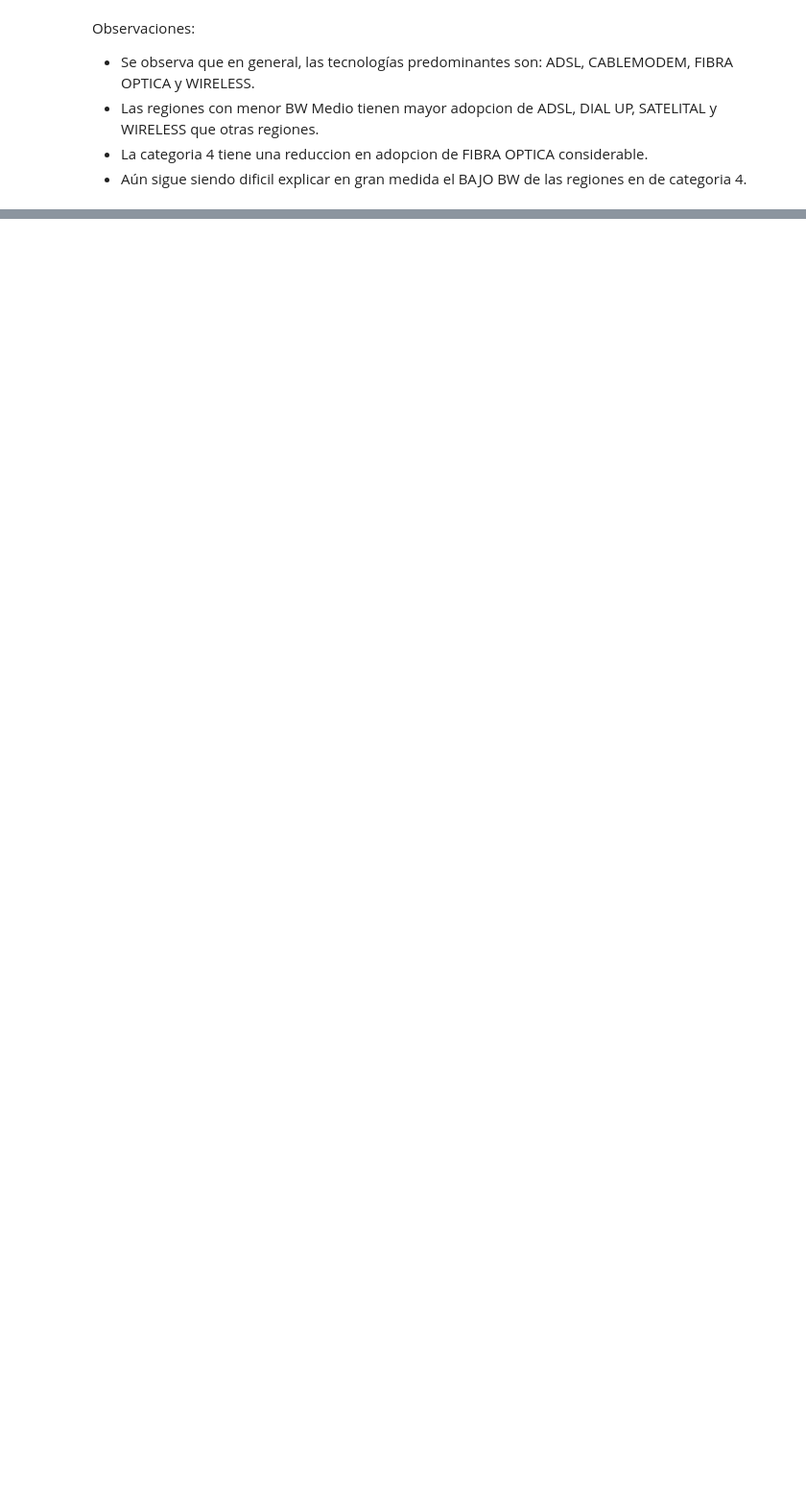
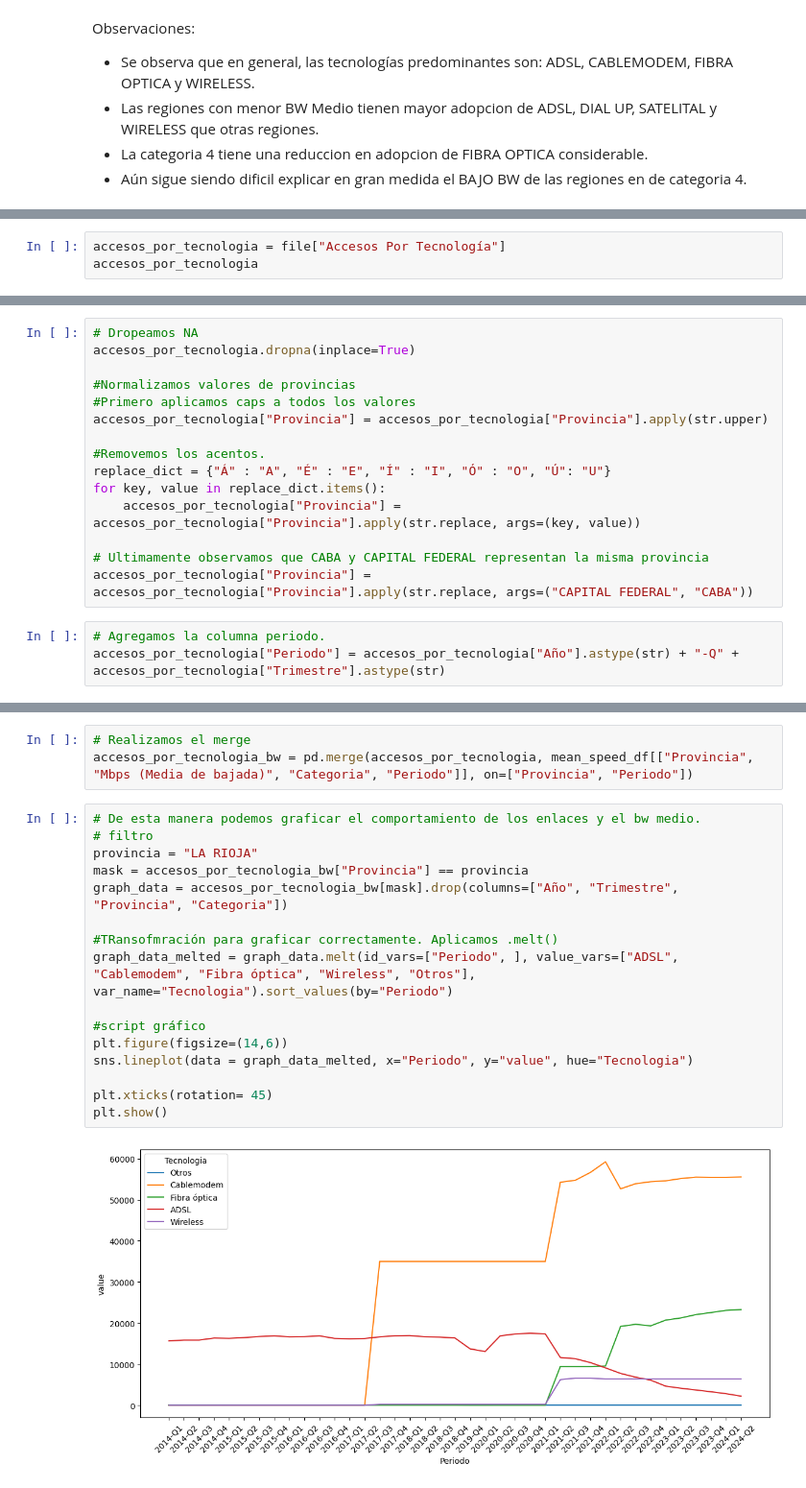
Before and after one commit to SDCaFlo/HenryDataAnalytics, a Jupyter notebook: EDA.ipynb, the cells around one changed output, grey strips where cells are left out. Shown at 96% size. Cells and saved outputs as stored; diff of their text form; blank space fills up the shorter version.

```diff
--- a/EDA.ipynb
+++ b/EDA.ipynb
@@ -1160,0 +1338,3 @@ Observaciones:
+# %%
+accesos_por_tecnologia = file["Accesos Por Tecnología"]
+accesos_por_tecnologia
@@ -1160,0 +1360,18 @@ Observaciones:
+# %%
+# Dropeamos NA
+accesos_por_tecnologia.dropna(inplace=True)
+
+#Normalizamos valores de provincias
+#Primero aplicamos caps a todos los valores
+accesos_por_tecnologia["Provincia"] = accesos_por_tecnologia["Provincia"].apply(str.upper)
+
+#Removemos los acentos.
+replace_dict = {"Á" : "A", "É" : "E", "Í" : "I", "Ó" : "O", "Ú": "U"}
+for key, value in replace_dict.items():
+    accesos_por_tecnologia["Provincia"] = accesos_por_tecnologia["Provincia"].apply(str.replace, args=(key, value))
+
+# Ultimamente observamos que CABA y CAPITAL FEDERAL representan la misma provincia
+accesos_por_tecnologia["Provincia"] = accesos_por_tecnologia["Provincia"].apply(str.replace, args=("CAPITAL FEDERAL", "CABA"))
+# %%
+# Agregamos la columna periodo.
+accesos_por_tecnologia["Periodo"] = accesos_por_tecnologia["Año"].astype(str) + "-Q" + accesos_por_tecnologia["Trimestre"].astype(str)
@@ -1160,0 +1410,21 @@ Observaciones:
+# %%
+# Realizamos el merge
+accesos_por_tecnologia_bw = pd.merge(accesos_por_tecnologia, mean_speed_df[["Provincia", "Mbps (Media de bajada)", "Categoria", "Periodo"]], on=["Provincia", "Periodo"])
+# %%
+# De esta manera podemos graficar el comportamiento de los enlaces y el bw medio.
+# filtro
+provincia = "LA RIOJA"
+mask = accesos_por_tecnologia_bw["Provincia"] == provincia
+graph_data = accesos_por_tecnologia_bw[mask].drop(columns=["Año", "Trimestre", "Provincia", "Categoria"])
+
+#TRansofmración para graficar correctamente. Aplicamos .melt()
+graph_data_melted = graph_data.melt(id_vars=["Periodo", ], value_vars=["ADSL", "Cablemodem", "Fibra óptica", "Wireless", "Otros"], var_name="Tecnologia").sort_values(by="Periodo")
+
+#script gráfico
+plt.figure(figsize=(14,6))
+sns.lineplot(data = graph_data_melted, x="Periodo", y="value", hue="Tecnologia")
+
+plt.xticks(rotation= 45)
+plt.show()
+# %% [output]
+[figure, added]
```
Also changed, not shown: parts of 43 cells of this notebook, 3 other files.
